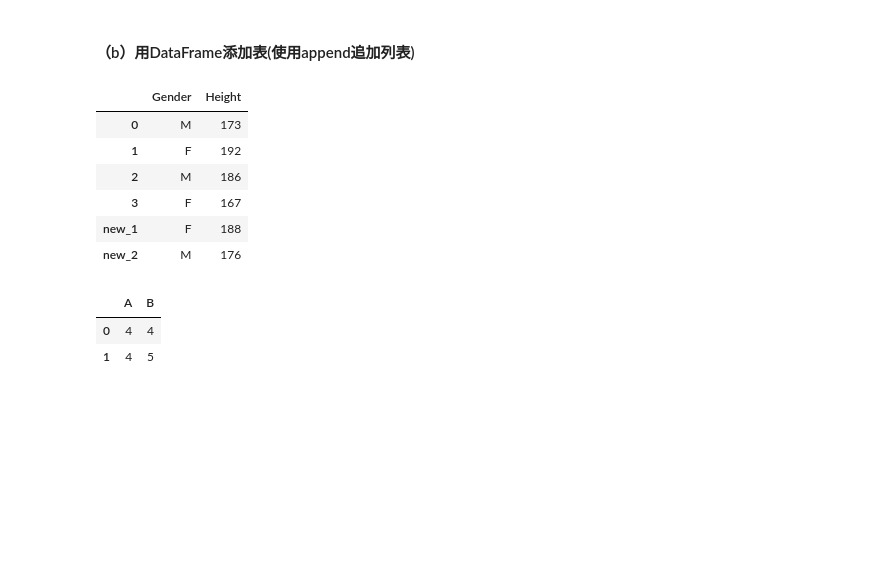
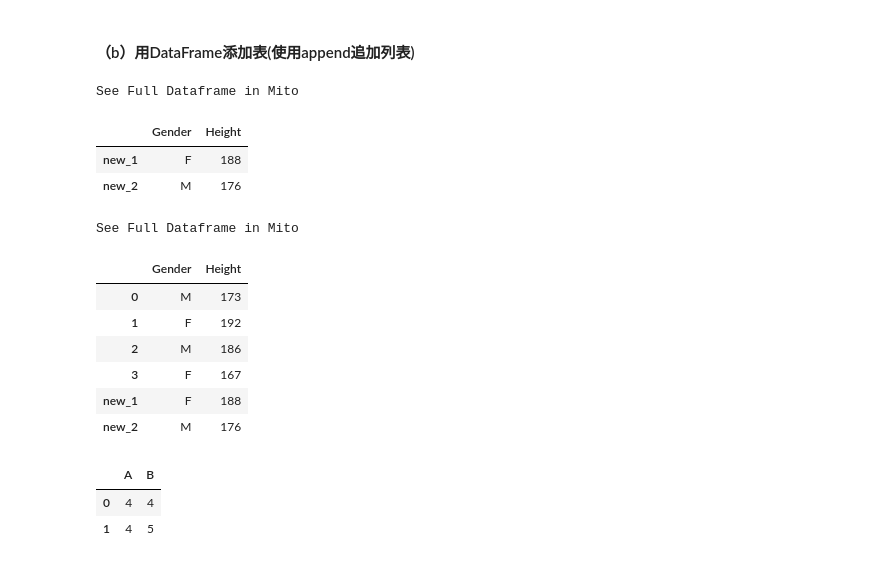
Before and after one commit to Gavince/Python, a Jupyter notebook: 数据分析/Pandas/joyful-pandas/第5章 合并.ipynb, the cells around one changed output. Drawn from its saved outputs; the diff is of its cells as text; code cells hidden in the pictures; blank space fills up the shorter version.

```diff
--- a/数据分析/Pandas/joyful-pandas/第5章 合并.ipynb
+++ b/数据分析/Pandas/joyful-pandas/第5章 合并.ipynb
@@ -50,14 +66,23 @@ df_append.append(d, ignore_index=True)  # 不设置索引，需要忽略索引
 # %% [markdown]
 #### （b）用DataFrame添加表(使用append追加列表)
 # %%
-df_temp = pd.DataFrame({'Gender':['F','M'],'Height':[188,176]}, index=['new_1','new_2'])
-df_append.append(df_temp)
+df_temp = pd.DataFrame({'Gender': ['F', 'M'], 'Height': [
+                       188, 176]}, index=['new_1', 'new_2'])
+df_temp
 # %% [output]
+See Full Dataframe in Mito
 |  | Gender | Height |
-| 0 | M | 173 |
-| 1 | F | 192 |
-| 2 | M | 186 |
-| 3 | F | 167 |
 | new_1 | F | 188 |
 | new_2 | M | 176 |
+# %%
+df_append.append(df_temp)
+# %% [output]
+See Full Dataframe in Mito
+|  | Gender | Height |
+| 0 | M | 173 |
+| 1 | F | 192 |
+| 2 | M | 186 |
+| 3 | F | 167 |
+| new_1 | F | 188 |
+| new_2 | M | 176 |
 # %%
```
Also changed, not shown: parts of 64 cells of this notebook, 6 other files.
